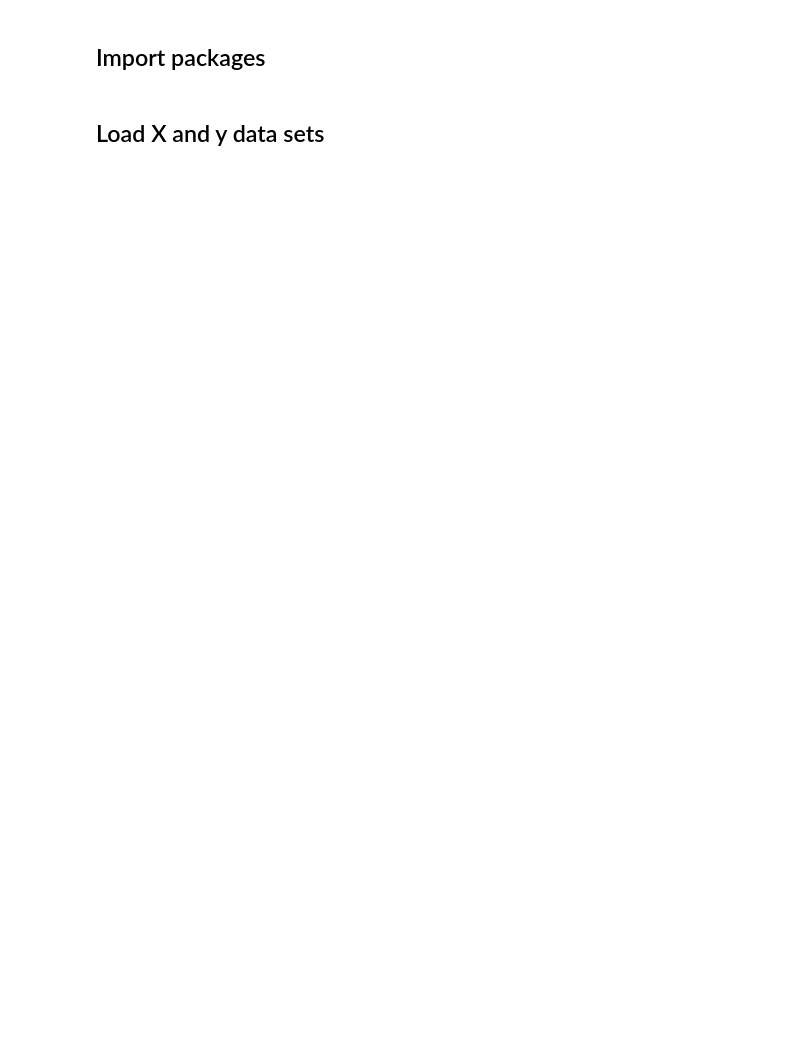
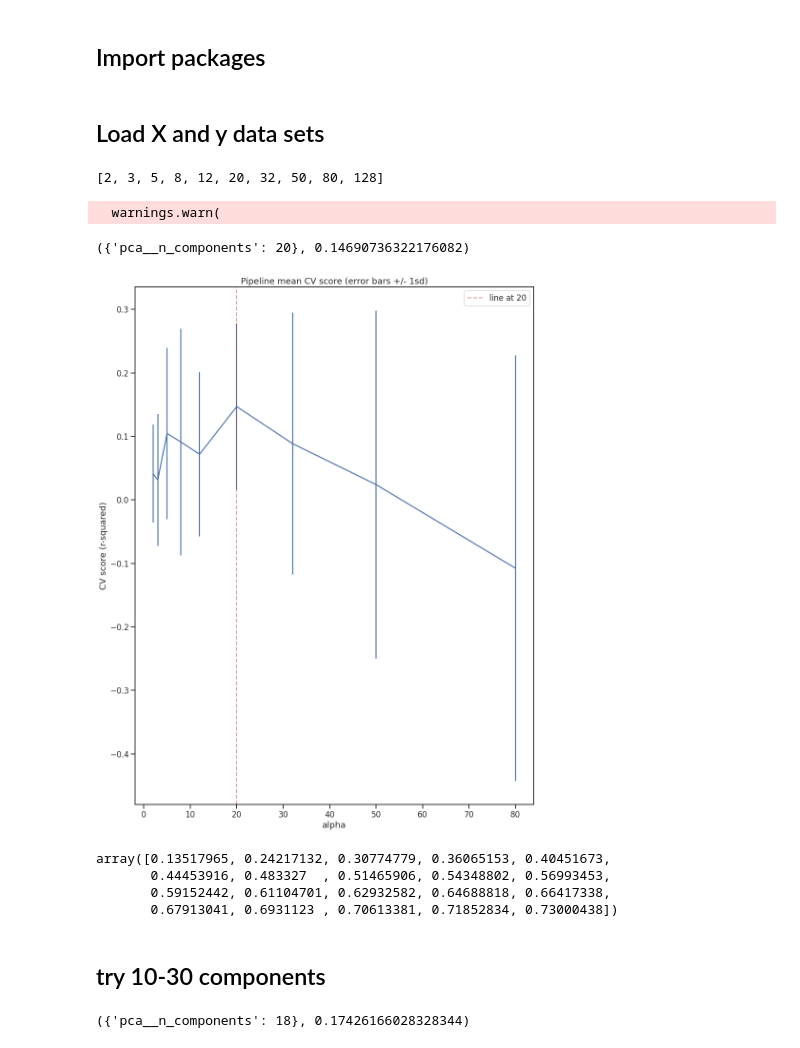
Before and after one commit to willkchan/Pollution-Forecast, a Jupyter notebook: notebooks/modeling/Modeling_4.ipynb, the cells around one changed output. Saved outputs shown, nothing was run; the diff lists cells and outputs as text; code cells hidden in the pictures; blank space fills up the shorter version.

```diff
--- a/notebooks/modeling/Modeling_4.ipynb
+++ b/notebooks/modeling/Modeling_4.ipynb
@@ -64,0 +69,43 @@ X_train, X_test, y_train, y_test = train_test_split(X, y, test_size=0.26, random
+# %%
+num_components = [int(n) for n in np.logspace(start=1, stop=7, num=10, base=2)]
+num_components
+# %% [output]
+[2, 3, 5, 8, 12, 20, 32, 50, 80, 128]
+# %%
+pcr_param_grid = {'pca__n_components':num_components}
+# %%
+pcr_grid = GridSearchCV(pcr_pipe, pcr_param_grid, cv=5)
+pcr_grid.fit(X_train,y_train)
+
+pcr_grid.best_params_, pcr_grid.best_score_
+# %% [output]
+  warnings.warn(
+({'pca__n_components': 20}, 0.14690736322176082)
+# %%
+pcr_best = pcr_grid.best_estimator_
+pcr_mean_score = pcr_grid.cv_results_['mean_test_score']
+pcr_std_score = pcr_grid.cv_results_['std_test_score']
+
+num_comp_vals = [n for n in pcr_grid.cv_results_['param_pca__n_components']]
+num_comp_best = pcr_best.get_params()['pca__n_components']
+# %%
+plt.figure(figsize=(15,20))
+plt.errorbar(num_comp_vals, pcr_mean_score, yerr=pcr_std_score)
+plt.axvline(x=num_comp_best, c='r', ls='--', alpha=.5, label='line at {}'.format(num_comp_best))
+# plt.xticks(np.arange(0,1400, step=50))
+plt.xlabel('alpha')
+plt.ylabel('CV score (r-squared)')
+plt.title('Pipeline mean CV score (error bars +/- 1sd)')
+plt.legend();
+# %% [output]
+[figure, added]
+# %%
+pcr_best.get_params()['pca'].explained_variance_ratio_
+np.cumsum(pcr_best.get_params()['pca'].explained_variance_ratio_)
+# %% [output]
+array([0.13517965, 0.24217132, 0.30774779, 0.36065153, 0.40451673,
+       0.44453916, 0.483327  , 0.51465906, 0.54348802, 0.56993453,
+       0.59152442, 0.61104701, 0.62932582, 0.64688818, 0.66417338,
+       0.67913041, 0.6931123 , 0.70613381, 0.71852834, 0.73000438])
+# %% [markdown]
+## try 10-30 components
@@ -64,0 +115,7 @@ X_train, X_test, y_train, y_test = train_test_split(X, y, test_size=0.26, random
+# %%
+pcr_grid = GridSearchCV(pcr_pipe, pcr_param_grid, cv=5)
+pcr_grid.fit(X_train,y_train)
+
+pcr_grid.best_params_, pcr_grid.best_score_
+# %% [output]
+({'pca__n_components': 18}, 0.17426166028328344)
```
Also changed, not shown: parts of 15 cells of this notebook.
